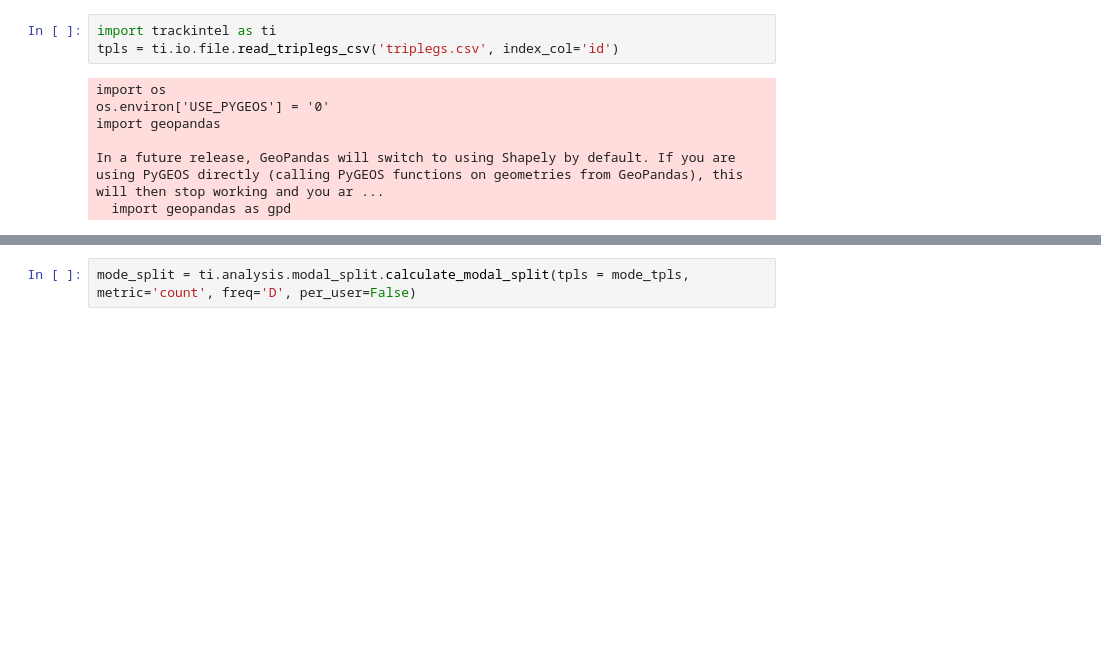
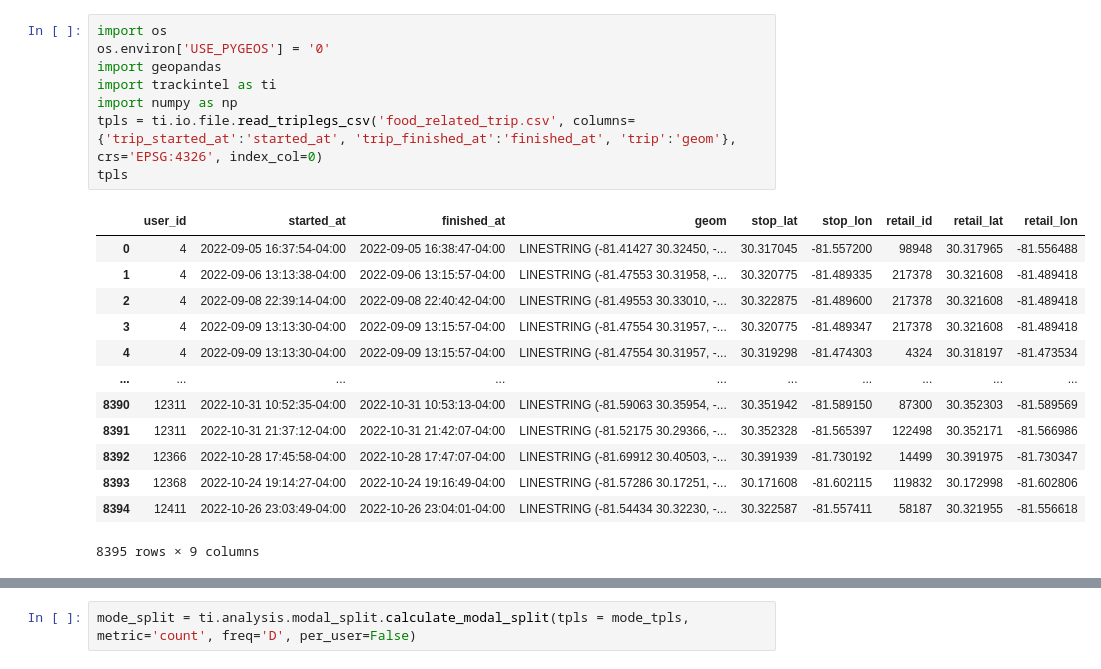
Before and after one commit to superoctober1213/GPS-Data-Travel-Survey, a Jupyter notebook: mode_inference.ipynb, the cells around one changed output, grey strips where cells are left out. Saved outputs shown, nothing was run; the diff lists cells and outputs as text; blank space fills up the shorter version.

```diff
--- a/mode_inference.ipynb
+++ b/mode_inference.ipynb
@@ -1,13 +1,25 @@
-# %%
-import trackintel as ti
-tpls = ti.io.file.read_triplegs_csv('triplegs.csv', index_col='id')
-# %% [output]
-import os
-os.environ['USE_PYGEOS'] = '0'
-import geopandas
-
-In a future release, GeoPandas will switch to using Shapely by default. If you are using PyGEOS directly (calling PyGEOS functions on geometries from GeoPandas), this will then stop working and you ar ...
-  import geopandas as gpd
+# %%
+import os
+os.environ['USE_PYGEOS'] = '0'
+import geopandas
+import trackintel as ti
+import numpy as np
+tpls = ti.io.file.read_triplegs_csv('food_related_trip.csv', columns={'trip_started_at':'started_at', 'trip_finished_at':'finished_at', 'trip':'geom'}, crs='EPSG:4326', index_col=0)
+tpls
+# %% [output]
+|  | user_id | started_at | finished_at | geom | stop_lat | stop_lon | retail_id | retail_lat | retail_lon |
+| 0 | 4 | 2022-09-05 16:37:54-04:00 | 2022-09-05 16:38:47-04:00 | LINESTRING (-81.41427 30.32450, -... | 30.317045 | -81.557200 | 98948 | 30.317965 | -81.556488 |
+| 1 | 4 | 2022-09-06 13:13:38-04:00 | 2022-09-06 13:15:57-04:00 | LINESTRING (-81.47553 30.31958, -... | 30.320775 | -81.489335 | 217378 | 30.321608 | -81.489418 |
+| 2 | 4 | 2022-09-08 22:39:14-04:00 | 2022-09-08 22:40:42-04:00 | LINESTRING (-81.49553 30.33010, -... | 30.322875 | -81.489600 | 217378 | 30.321608 | -81.489418 |
+| 3 | 4 | 2022-09-09 13:13:30-04:00 | 2022-09-09 13:15:57-04:00 | LINESTRING (-81.47554 30.31957, -... | 30.320775 | -81.489347 | 217378 | 30.321608 | -81.489418 |
+| 4 | 4 | 2022-09-09 13:13:30-04:00 | 2022-09-09 13:15:57-04:00 | LINESTRING (-81.47554 30.31957, -... | 30.319298 | -81.474303 | 4324 | 30.318197 | -81.473534 |
+| ... | ... | ... | ... | ... | ... | ... | ... | ... | ... |
+| 8390 | 12311 | 2022-10-31 10:52:35-04:00 | 2022-10-31 10:53:13-04:00 | LINESTRING (-81.59063 30.35954, -... | 30.351942 | -81.589150 | 87300 | 30.352303 | -81.589569 |
+| 8391 | 12311 | 2022-10-31 21:37:12-04:00 | 2022-10-31 21:42:07-04:00 | LINESTRING (-81.52175 30.29366, -... | 30.352328 | -81.565397 | 122498 | 30.352171 | -81.566986 |
+| 8392 | 12366 | 2022-10-28 17:45:58-04:00 | 2022-10-28 17:47:07-04:00 | LINESTRING (-81.69912 30.40503, -... | 30.391939 | -81.730192 | 14499 | 30.391975 | -81.730347 |
+| 8393 | 12368 | 2022-10-24 19:14:27-04:00 | 2022-10-24 19:16:49-04:00 | LINESTRING (-81.57286 30.17251, -... | 30.171608 | -81.602115 | 119832 | 30.172998 | -81.602806 |
+| 8394 | 12411 | 2022-10-26 23:03:49-04:00 | 2022-10-26 23:04:01-04:00 | LINESTRING (-81.54434 30.32230, -... | 30.322587 | -81.557411 | 58187 | 30.321955 | -81.556618 |
+8395 rows × 9 columns
 # %%
 # Predict the transport mode of triplegs.
 """simple-coarse method includes {'slow_mobility', 'motorized_mobility', 'fast_mobility'}.
```
Also changed, not shown: parts of 2 cells of this notebook.
